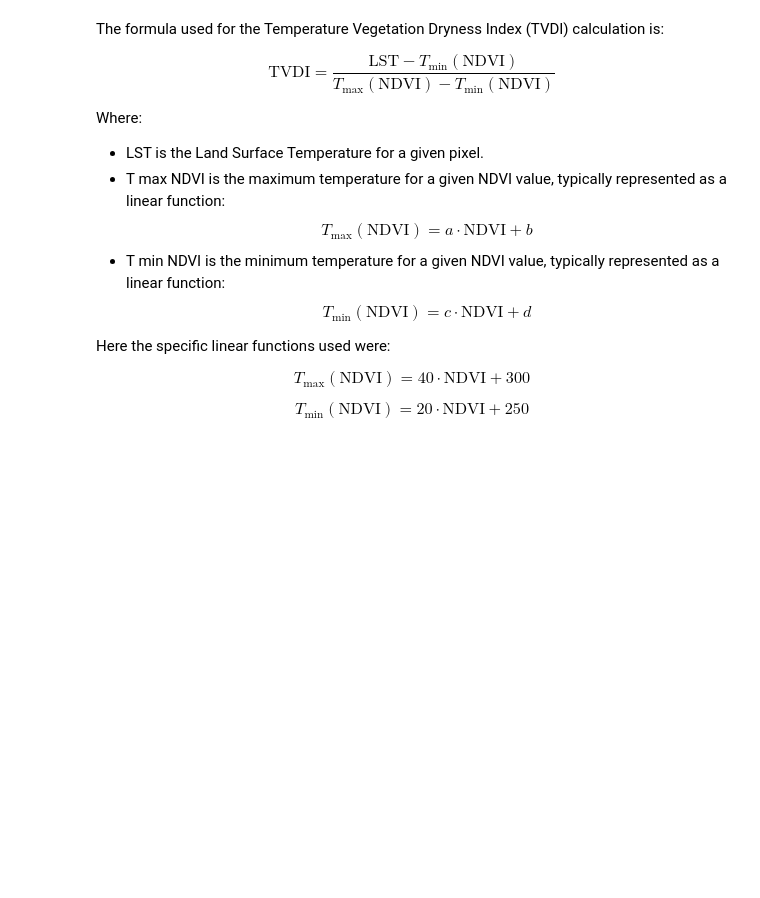
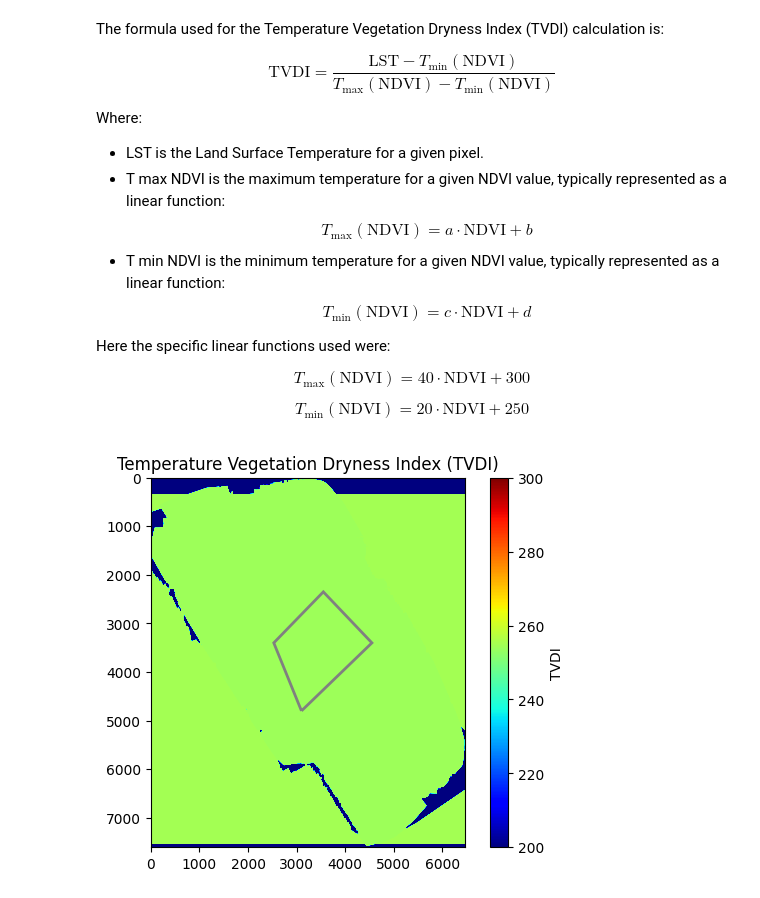
Before and after one commit to Django184/Master-Thesis, a Jupyter notebook: Thesis.ipynb, the cells around one changed output. Saved outputs shown, nothing was run; the diff lists cells and outputs as text; code cells hidden in the pictures; blank space fills up the shorter version.

```diff
--- a/Thesis.ipynb
+++ b/Thesis.ipynb
@@ -107,8 +107,8 @@ $$ T_{\text{max}}(\text{NDVI}) = 40 \cdot \text{NDVI} + 300 $$
 
 $$ T_{\text{min}}(\text{NDVI}) = 20 \cdot \text{NDVI} + 250 $$
 # %%
-multi_a = MultispecAnalysis(
-    temperature_raster=MultispecAnalysis.TEMPERATURE_RASTER, ndvi_raster=MultispecAnalysis.NDVI_RASTER
-)
+multi_a = MultispecAnalysis(field_letter="A")
 
 multi_a.calculate_tvdi()
+# %% [output]
+[figure, added]
```
